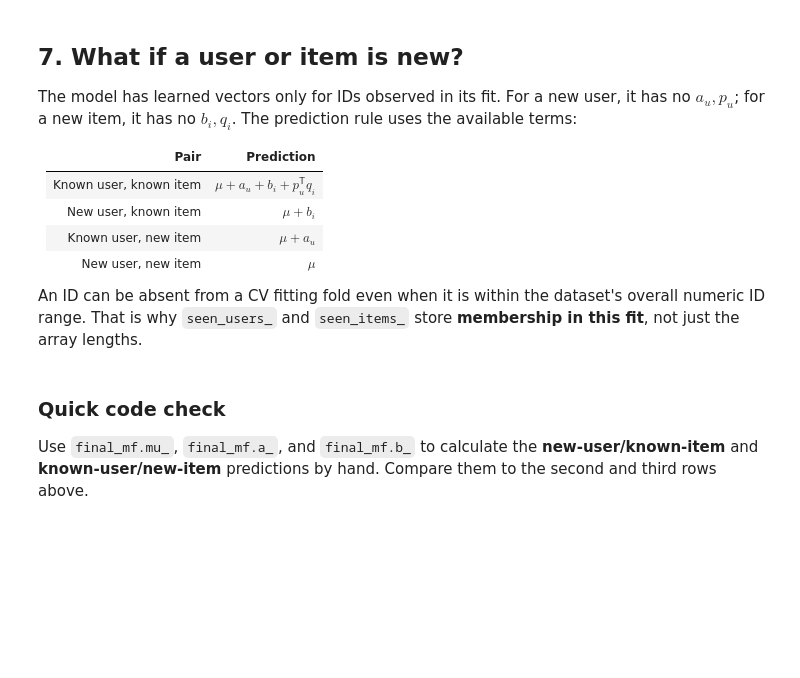
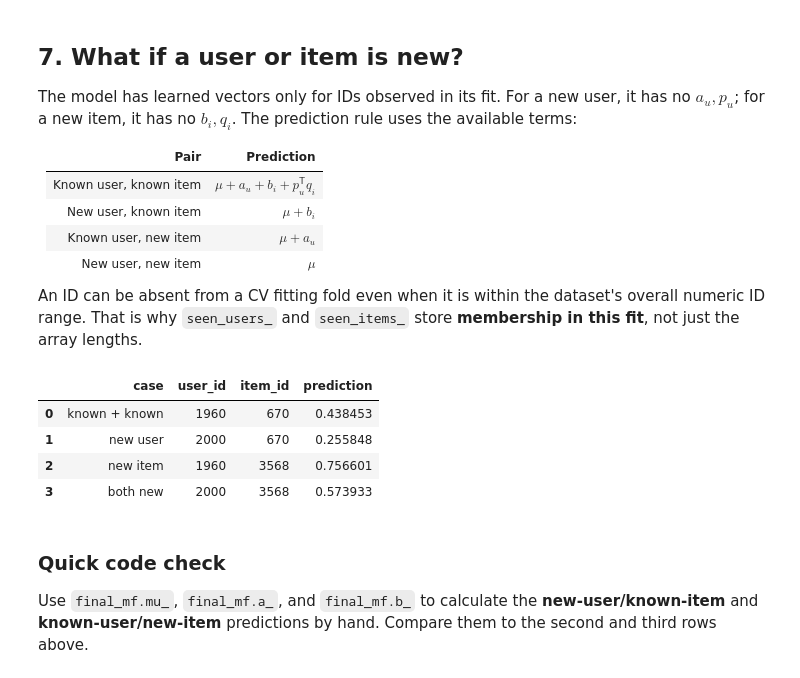
Before and after one commit to statmlben/CUHK-STAT3009, a Jupyter notebook: nb/STAT3009_MF.ipynb, the cells around one changed output. Cells and saved outputs as stored; diff of their text form; code cells hidden in the pictures; blank space fills up the shorter version.

```diff
--- a/nb/STAT3009_MF.ipynb
+++ b/nb/STAT3009_MF.ipynb
@@ -364,22 +435,28 @@ The model has learned vectors only for IDs observed in its fit. For a new user,
 An ID can be absent from a CV fitting fold even when it is within the dataset's overall numeric ID range. That is why `seen_users_` and `seen_items_` store **membership in this fit**, not just the array lengths.
 # %%
 final_mf = mf_search.best_estimator_
-known_user_id, known_item_id = X_train_rs[0]
+known_user_id, known_item_id = X_train[0]
 new_user_id = len(final_mf.seen_users_)
 new_item_id = len(final_mf.seen_items_)
 
 four_pairs = np.array([
     [known_user_id, known_item_id],
     [new_user_id, known_item_id],
     [known_user_id, new_item_id],
     [new_user_id, new_item_id],
 ])
 display(pd.DataFrame({
     'case': ['known + known', 'new user', 'new item', 'both new'],
     'user_id': four_pairs[:, 0],
     'item_id': four_pairs[:, 1],
     'prediction': final_mf.predict(four_pairs),
 }))
+# %% [output]
+|  | case | user_id | item_id | prediction |
+| 0 | known + known | 1960 | 670 | 0.438453 |
+| 1 | new user | 2000 | 670 | 0.255848 |
+| 2 | new item | 1960 | 3568 | 0.756601 |
+| 3 | both new | 2000 | 3568 | 0.573933 |
 # %% [markdown]
 ### Quick code check
 
```
Also changed, not shown: parts of 16 cells of this notebook, 15 other files.
